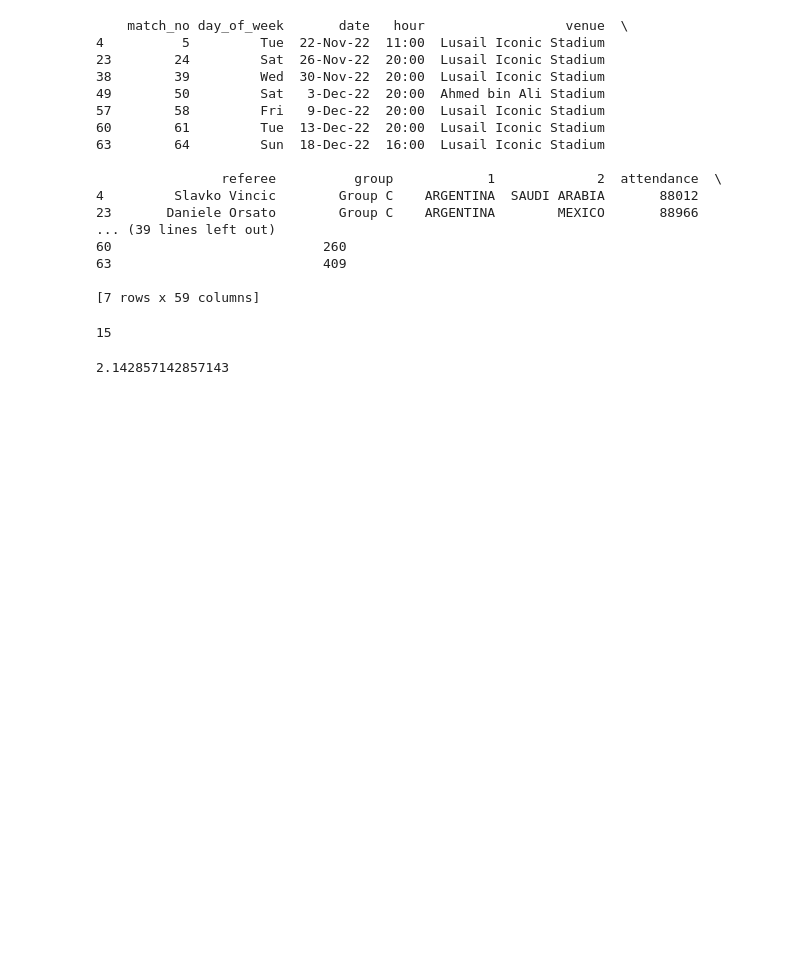
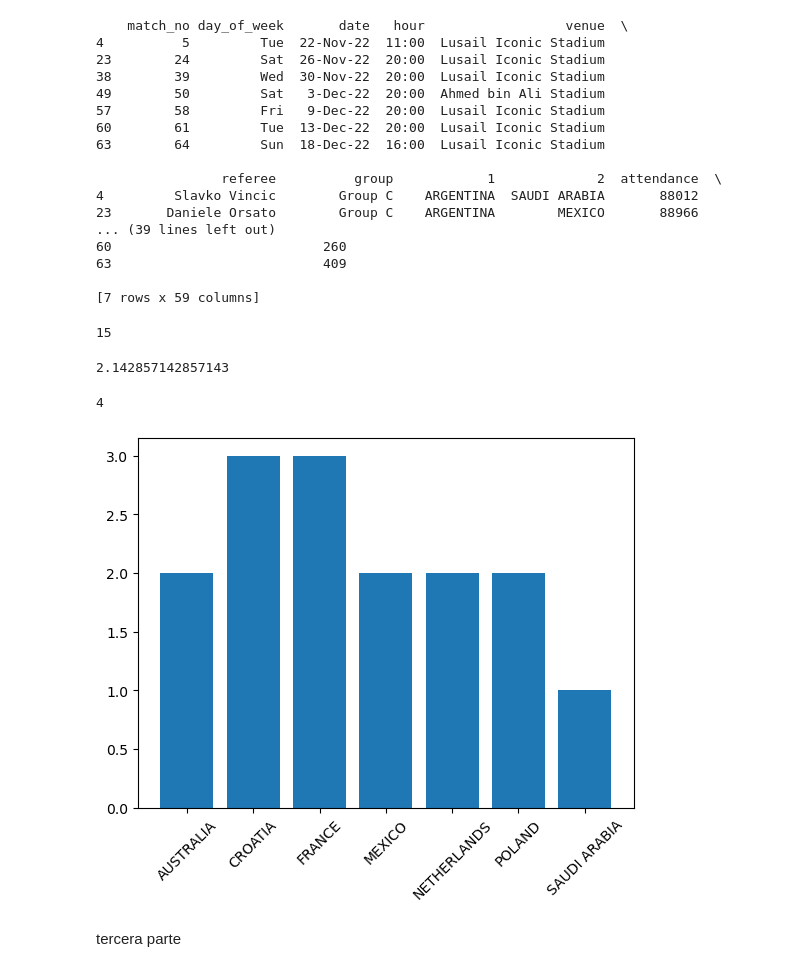
Before and after one commit to leankkk/APUNTES-TEC-EMERGENTES, a Jupyter notebook: Mundial.ipynb, the cells around one changed output. Saved outputs shown, nothing was run; the diff lists cells and outputs as text; code cells hidden in the pictures; blank space fills up the shorter version.

```diff
--- a/Mundial.ipynb
+++ b/Mundial.ipynb
@@ -125,3 +127,27 @@ avg_gol= goles/7
 print(avg_gol)
 # %% [output]
 2.142857142857143
+# %%
+# Cuantos partidos gano el equipo
+# Completar
+# partidos que gano de local
+gano_local = datos[filtroLocal]["1_goals"] > datos[filtroLocal]["2_goals"]
+
+# partidos que gano de visitante
+gano_visitante = datos[filtroVisitante]["2_goals"] > datos[filtroVisitante]["1_goals"]
+
+ganados : int = gano_local.sum() + gano_visitante.sum()
+print(ganados)
+# %% [output]
+4
+# %%
+# Graficar los goles hechos por el equipo en cada partido
+fig, ax = plt.subplots()
+ax.bar(partidos.groupby("rival")["goles"].sum().index,
+       partidos.groupby("rival")["goles"].sum().values)
+plt.xticks(rotation=45)
+plt.show()
+# %% [output]
+[figure, added]
+# %% [markdown]
+tercera parte
```
Also changed, not shown: parts of 7 cells of this notebook.
